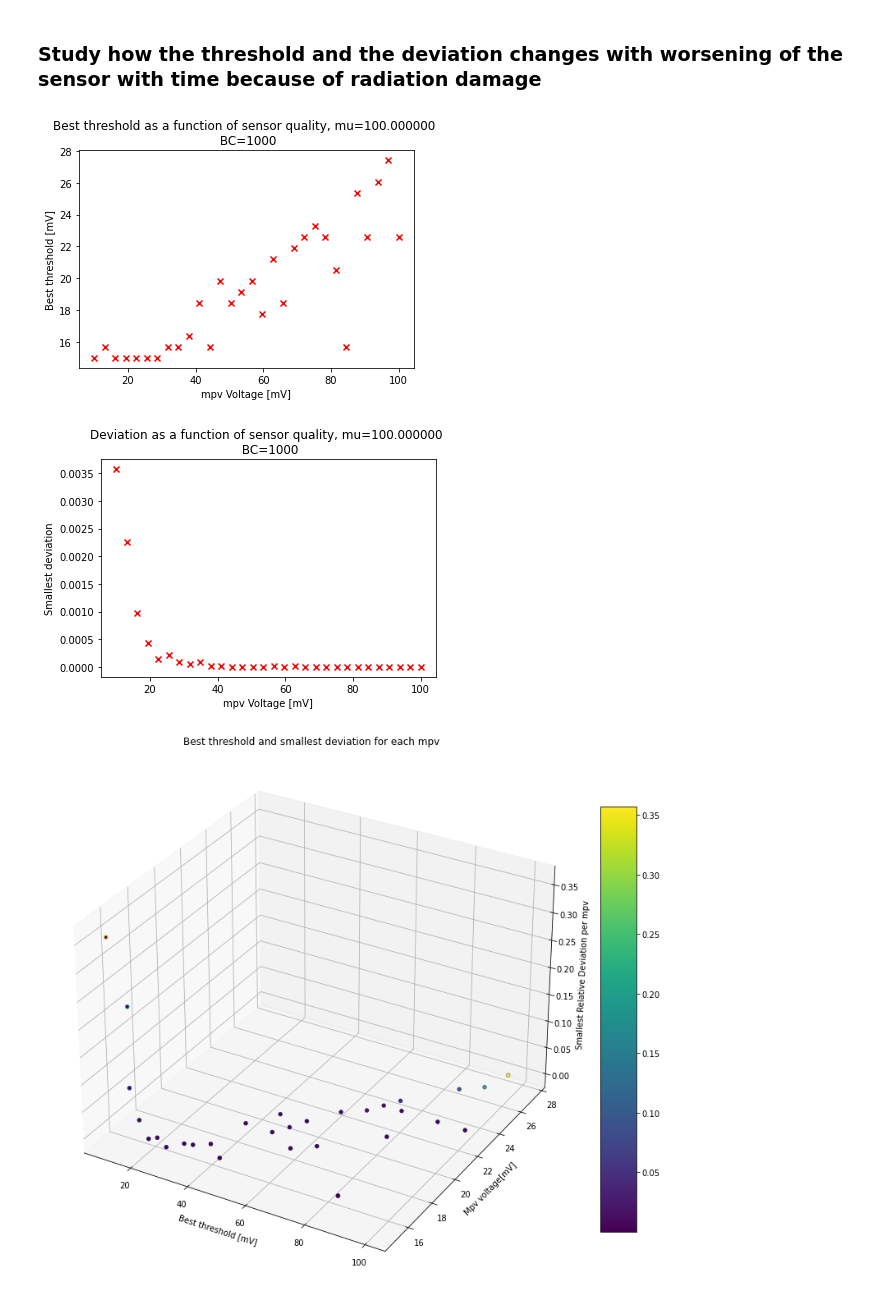
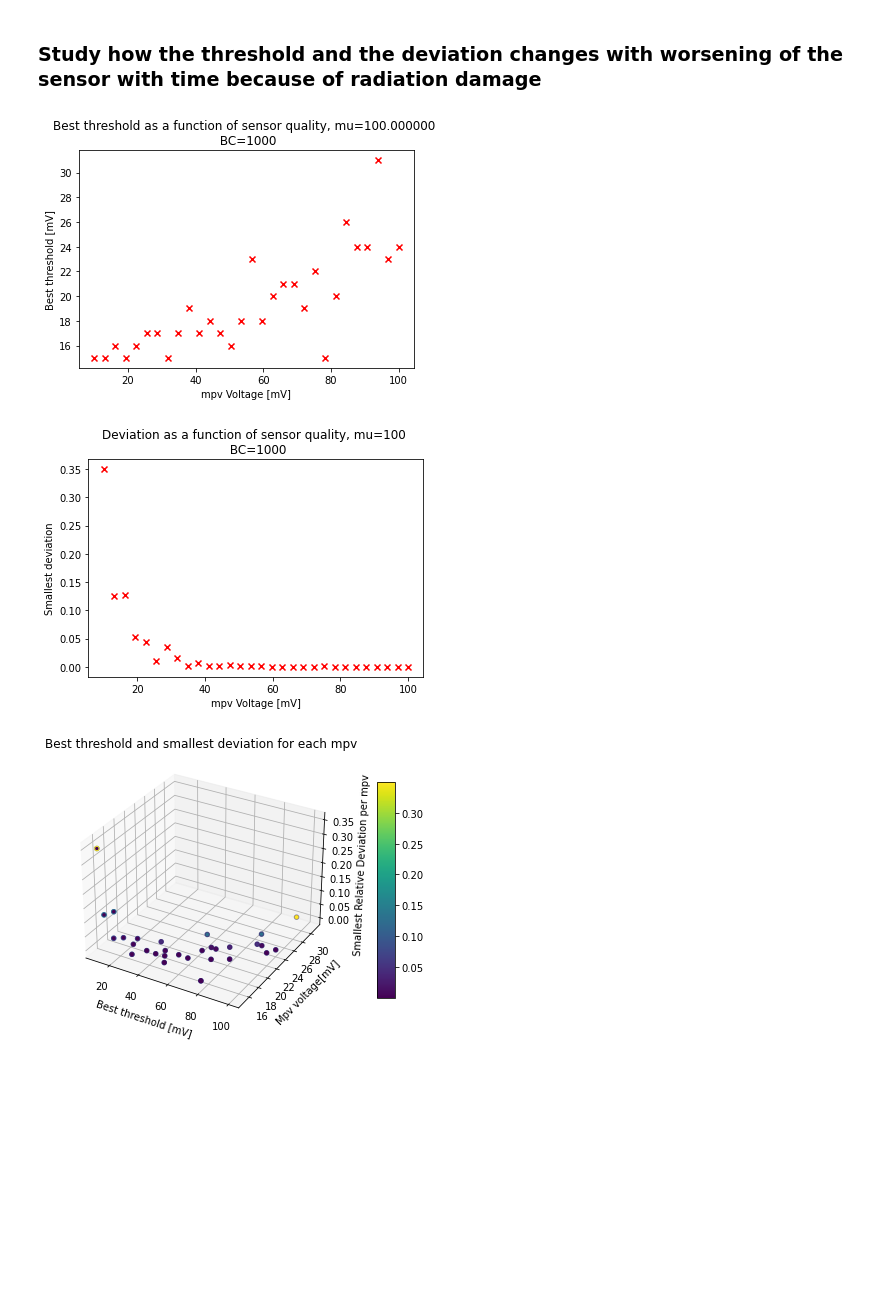
Before and after one commit to rupozzi/HGTDLumiToyStudies, a Jupyter notebook: Ruben/Simulation_ruben.ipynb, the cells around one changed output. Drawn from its saved outputs; the diff is of its cells as text; code cells hidden in the pictures; blank space fills up the shorter version.

```diff
--- a/Ruben/Simulation_ruben.ipynb
+++ b/Ruben/Simulation_ruben.ipynb
@@ -103,7 +135,7 @@ def simulation (nr_of_channels, ratio_of_channels_to_sample, expected_count, bun
     #avg_particles_reaching_detector = channel_count * signal_to_channel_count_ratio
 
     #generate the noise
-    noise_gen = noise_generator(threshold, channel_count)
+    noise_gen = noise_generator(threshold, channel_count, large_window_factor)
     #generate the signal
     signal_gen = signal_generator(threshold, peak_mpv_voltage, guess_mpv_voltage)
 
@@ -134,7 +166,7 @@ def simulation (nr_of_channels, ratio_of_channels_to_sample, expected_count, bun
         result_estimated_signal_count[BC] = total_signal_est #estimated count
 
         deviation_from_true[BC] = total_signal_est - total_actual_signal
-        deviation_from_true[BC] = deviation_from_true[BC]/ total_actual_signal
+        #deviation_from_true[BC] = deviation_from_true[BC]/ total_actual_signal
     return result_true_signal_count, result_estimated_signal_count, deviation_from_true
 # %% [markdown]
 ### Function to find best threshold
@@ -161,7 +193,9 @@ def find_best_threshold (total_deviation):
 # %%
 peak_mpv_voltage = 100 #mV, mpv: most probable value
 guess_mpv_voltage = 100 #mV
-mu = 100
+mu = 0.01
+
+large_window_factor = 4 #How many times the large window is bigger than the smaller one
 
 """exp number of particles on detector proportional to mu, try also non-linear relationship as in christian's plot """
 expected_count = (15*1e3/200)*mu #expected number of particles reaching the HGTD for mu=200, no more than 20k
@@ -169,13 +203,13 @@ bunch_crossings = 1000
 ratio_of_channels_to_sample = 0.5
 print("Expected count: %f" %expected_count)
 
-min_threshold = 15#mV
-max_threshold = 35#mV
-threshold_steps = 30
+min_threshold = 10#mV
+max_threshold = 95#mV
+threshold_steps = 20
 
 #Put same min and max, and step=1 to try only for a single mpv of peak voltage
-min_mpv_peak = 10 #mV, the sensor at its worst state
+min_mpv_peak = 100 #mV, the sensor at its worst state
 max_mpv_peak = 100 #mV, new sensors
-mpv_peak_steps = 30
+mpv_peak_steps = 1
 guess_mpv_voltage_bias = 1 #percentage of bias of guessed mpv voltage
 # %% [output]
@@ -370,8 +407,8 @@ plt.xlabel("mpv Voltage [mV]")
 plt.ylabel("Best threshold [mV]")
 plt.show()
 
-plt.scatter(mpv_peak_array, min_deviation_array, marker = "x", color='red')
-plt.title("Deviation as a function of sensor quality, mu=%f \n BC=%d" %(mu, bunch_crossings))
+plt.scatter(mpv_peak_array, min_deviation_array*100, marker = "x", color='red')
+plt.title("Deviation as a function of sensor quality, mu=%.f \n BC=%d" %(mu, bunch_crossings))
 plt.xlabel("mpv Voltage [mV]")
 plt.ylabel("Smallest deviation")
 plt.show()
@@ -381,7 +418,7 @@ plt.show()
 x = mpv_peak_array
 y = best_threshold_array
 z = min_deviation_array*100
-fig = plt.figure(figsize=(12,12))
+fig = plt.figure(figsize=(5,5))
 
 ax = fig.add_subplot(111, projection='3d')
 ax.scatter(x, y ,z)
@@ -391,34 +428,34 @@ ax.set_zlabel('Smallest Relative Deviation per mpv')
 ax.set_xlabel('Best threshold [mV]')
 ax.set_ylabel('Mpv voltage[mV]')
 # Add a color bar which maps values to colors.
-cbaxes = fig.add_axes([0.92, 0.2, 0.05, 0.6])
+cbaxes = fig.add_axes([1, 0.2, 0.05, 0.6])
 c = plt.colorbar(pnt3d, cax = cbaxes)
 plt.show()
 
 
 """3D plot of deviation as a function of mpv and threshold"""
 x = mpv_peak_array
 y = threshold_array
 z = np.array(mpv_and_deviation)*100
 
 xv, yv = np.meshgrid(x, y)
 fig = plt.figure(figsize=(12,12))
 ax = fig.add_subplot(111, projection='3d')
 plot3d=ax.plot_surface(xv,yv,z,cmap='afmhot',)
 ax.set_title('Effects of radiation damage on deviation from true signal')
 ax.set_zlabel('Relative Deviation')
 ax.set_xlabel('Most probable peak voltage [mV]')
 ax.set_ylabel('Threshold [mV]')
 # Customize the z axis.
 #ax.set_zlim(0, 0.5)
 ax.zaxis.set_major_locator(LinearLocator(10))
 # A StrMethodFormatter is used automatically
 ax.zaxis.set_major_formatter('{x:.02f}')
 # Add a color bar which maps values to colors.
 cbaxes = fig.add_axes([0.92, 0.2, 0.05, 0.6])
 cb = plt.colorbar(plot3d, cax = cbaxes)
 plt.show()
 # %% [output]
-[figure, old version]
+[figure, new version]
-[figure, old version]
+[figure, new version]
-[figure, old version]
+[figure, new version]
```
Also changed, not shown: parts of 16 cells of this notebook.
